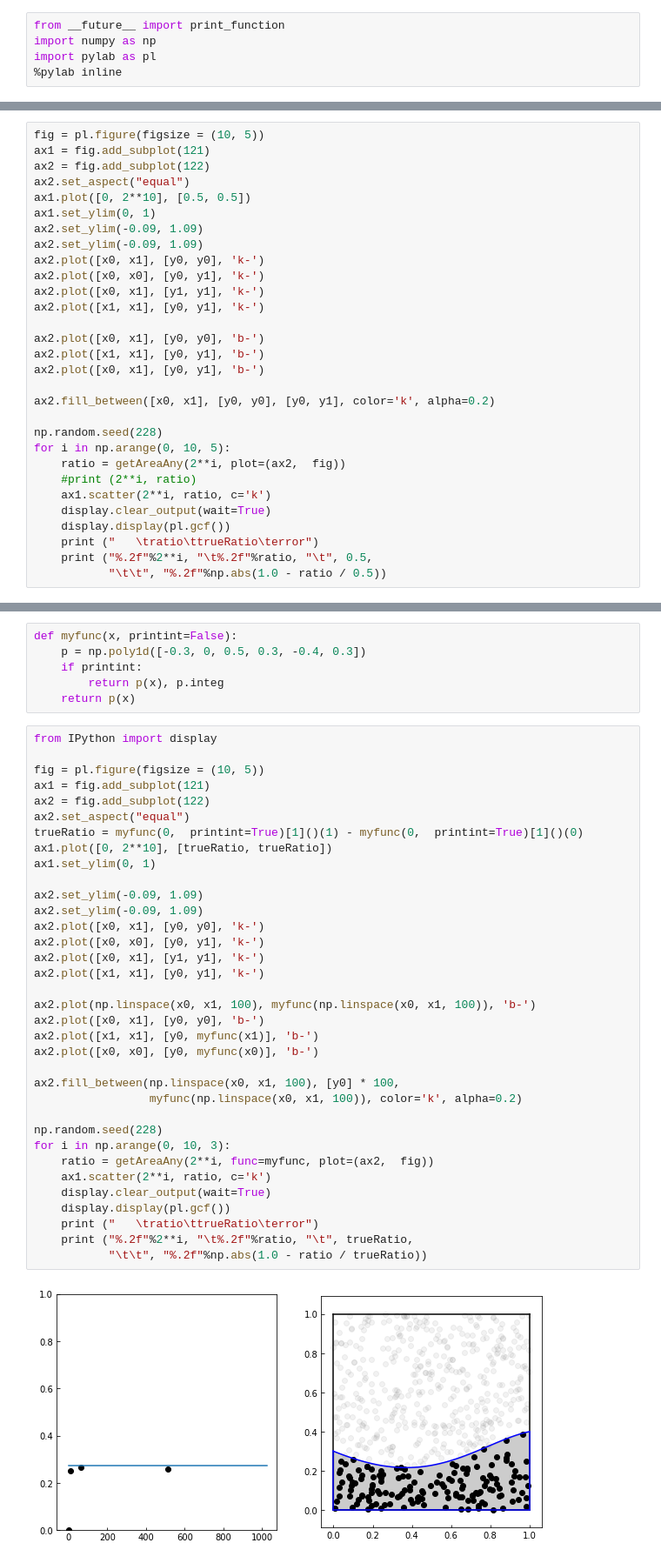
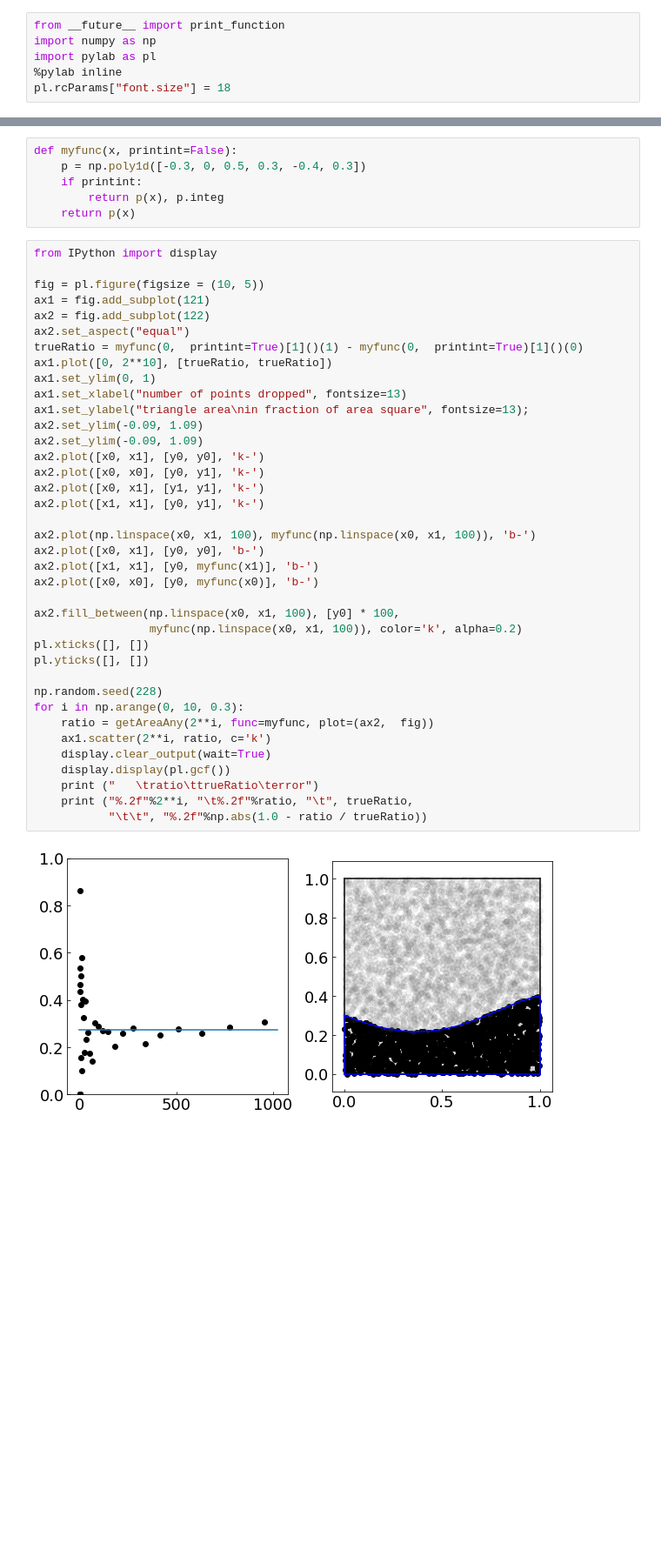
Before and after one commit to fedhere/MClectureCUSP17, a Jupyter notebook: MCArea.ipynb, the cells around one changed output, grey strips where cells are left out. Shown: that part at 87% size. Drawn from its saved outputs; the diff is of its cells as text; blank space fills up the shorter version.

```diff
--- a/MCArea.ipynb
+++ b/MCArea.ipynb
@@ -3,6 +3,7 @@ from __future__ import print_function
 import numpy as np
 import pylab as pl
 %pylab inline
+pl.rcParams["font.size"] = 18
 # %% [output]
 Populating the interactive namespace from numpy and matplotlib
 # %%
@@ -163,30 +221,0 @@ def getAreaAny(n, func=triangle, plot=False):
-# %%
-fig = pl.figure(figsize = (10, 5))
-ax1 = fig.add_subplot(121)
-ax2 = fig.add_subplot(122)
-ax2.set_aspect("equal")
-ax1.plot([0, 2**10], [0.5, 0.5])
-ax1.set_ylim(0, 1)
-ax2.set_ylim(-0.09, 1.09)
-ax2.set_ylim(-0.09, 1.09)
-ax2.plot([x0, x1], [y0, y0], 'k-')
-ax2.plot([x0, x0], [y0, y1], 'k-')
-ax2.plot([x0, x1], [y1, y1], 'k-')
-ax2.plot([x1, x1], [y0, y1], 'k-')
-
-ax2.plot([x0, x1], [y0, y0], 'b-')
-ax2.plot([x1, x1], [y0, y1], 'b-')
-ax2.plot([x0, x1], [y0, y1], 'b-')
-
-ax2.fill_between([x0, x1], [y0, y0], [y0, y1], color='k', alpha=0.2)
-
-np.random.seed(228)
-for i in np.arange(0, 10, 5):
-    ratio = getAreaAny(2**i, plot=(ax2,  fig))
-    #print (2**i, ratio)
-    ax1.scatter(2**i, ratio, c='k')
-    display.clear_output(wait=True)
-    display.display(pl.gcf())
-    print ("   \tratio\ttrueRatio\terror")
-    print ("%.2f"%2**i, "\t%.2f"%ratio, "\t", 0.5,
-           "\t\t", "%.2f"%np.abs(1.0 - ratio / 0.5))
@@ -208,34 +232,37 @@ fig = pl.figure(figsize = (10, 5))
 ax1 = fig.add_subplot(121)
 ax2 = fig.add_subplot(122)
 ax2.set_aspect("equal")
 trueRatio = myfunc(0,  printint=True)[1]()(1) - myfunc(0,  printint=True)[1]()(0)
 ax1.plot([0, 2**10], [trueRatio, trueRatio])
 ax1.set_ylim(0, 1)
-
+ax1.set_xlabel("number of points dropped", fontsize=13)
+ax1.set_ylabel("triangle area\nin fraction of area square", fontsize=13);
 ax2.set_ylim(-0.09, 1.09)
 ax2.set_ylim(-0.09, 1.09)
 ax2.plot([x0, x1], [y0, y0], 'k-')
 ax2.plot([x0, x0], [y0, y1], 'k-')
 ax2.plot([x0, x1], [y1, y1], 'k-')
 ax2.plot([x1, x1], [y0, y1], 'k-')
 
 ax2.plot(np.linspace(x0, x1, 100), myfunc(np.linspace(x0, x1, 100)), 'b-')
 ax2.plot([x0, x1], [y0, y0], 'b-')
 ax2.plot([x1, x1], [y0, myfunc(x1)], 'b-')
 ax2.plot([x0, x0], [y0, myfunc(x0)], 'b-')
 
 ax2.fill_between(np.linspace(x0, x1, 100), [y0] * 100,
                  myfunc(np.linspace(x0, x1, 100)), color='k', alpha=0.2)
+pl.xticks([], [])
+pl.yticks([], [])
 
 np.random.seed(228)
-for i in np.arange(0, 10, 3):
+for i in np.arange(0, 10, 0.3):
     ratio = getAreaAny(2**i, func=myfunc, plot=(ax2,  fig))
     ax1.scatter(2**i, ratio, c='k')
     display.clear_output(wait=True)
     display.display(pl.gcf())
     print ("   \tratio\ttrueRatio\terror")
     print ("%.2f"%2**i, "\t%.2f"%ratio, "\t", trueRatio,
            "\t\t", "%.2f"%np.abs(1.0 - ratio / trueRatio))
 # %% [output]
-[figure, old version]
+[figure, new version]
         ratio   trueRatio       error
```
Also changed, not shown: parts of 14 cells of this notebook, 1 other file.
